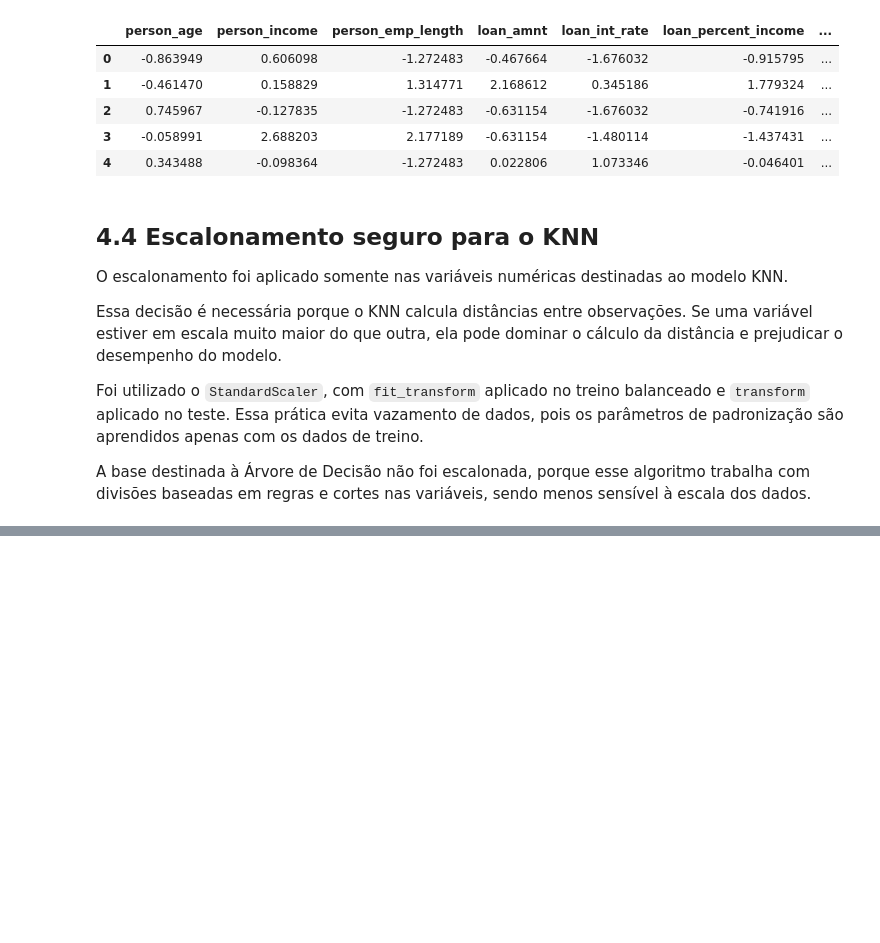
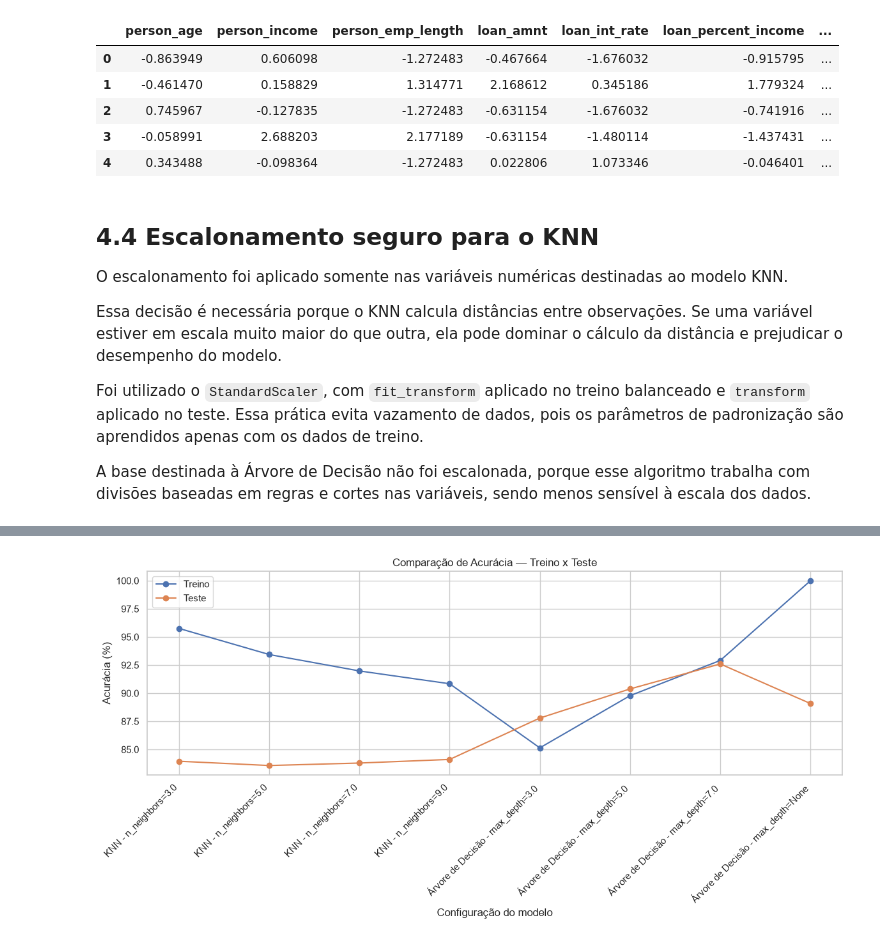
Before and after one commit to MarcioLuizBR/projeto-risco-credito-machine-learning, a Jupyter notebook: notebooks/pipeline_risco_credito.ipynb, the cells around one changed output, grey strips where cells are left out. Cells and saved outputs as stored; diff of their text form; code cells hidden in the pictures; blank space fills up the shorter version.

```diff
--- a/notebooks/pipeline_risco_credito.ipynb
+++ b/notebooks/pipeline_risco_credito.ipynb
@@ -1050,0 +1277,10 @@ A base destinada à Árvore de Decisão não foi escalonada, porque esse algorit
+# %%
+# Calculando a diferença entre acurácia de treino e teste
+# Diferenças muito grandes podem indicar overfitting.
+
+df_resultados_modelos_formatado["diferenca_treino_teste"] = (
+    df_resultados_modelos_formatado["acuracia_treino"] -
+    df_resultados_modelos_formatado["acuracia_teste"]
+).round(2)
+
+df_resultados_modelos_formatado
@@ -1050,0 +1297,66 @@ A base destinada à Árvore de Decisão não foi escalonada, porque esse algorit
+# %%
+# Gráfico para comparar acurácia de treino e teste por configuração
+# Usamos posições numéricas no eixo X para evitar erro com valores None/NaN.
+
+plt.close("all")
+
+df_plot_modelos = df_resultados_modelos_formatado.copy()
+
+# Convertendo o valor do parâmetro para texto de forma segura
+df_plot_modelos["valor_parametro_texto"] = (
+    df_plot_modelos["valor_parametro"]
+    .astype(object)
+    .where(df_plot_modelos["valor_parametro"].notna(), "None")
+    .astype(str)
+)
+
+# Criando o nome da configuração
+df_plot_modelos["configuracao"] = (
+    df_plot_modelos["modelo"].astype(str)
+    + " - "
+    + df_plot_modelos["parametro"].astype(str)
+    + "="
+    + df_plot_modelos["valor_parametro_texto"]
+)
+
+# Criando posições numéricas para o eixo X
+posicoes_x = range(len(df_plot_modelos))
+
+plt.figure(figsize=(12, 6))
+
+plt.plot(
+    posicoes_x,
+    df_plot_modelos["acuracia_treino"],
+    marker="o",
+    label="Treino"
+)
+
+plt.plot(
+    posicoes_x,
+    df_plot_modelos["acuracia_teste"],
+    marker="o",
+    label="Teste"
+)
+
+plt.title("Comparação de Acurácia — Treino x Teste")
+plt.xlabel("Configuração do modelo")
+plt.ylabel("Acurácia (%)")
+plt.xticks(
+    ticks=posicoes_x,
+    labels=df_plot_modelos["configuracao"],
+    rotation=45,
+    ha="right"
+)
+
+plt.legend()
+plt.tight_layout()
+
+plt.savefig(
+    pasta_graficos / "comparacao_acuracia_treino_teste.png",
+    dpi=300,
+    bbox_inches="tight"
+)
+
+plt.show()
+# %% [output]
+[figure, added]
```
Also changed, not shown: parts of 14 cells of this notebook, 1 other file.
